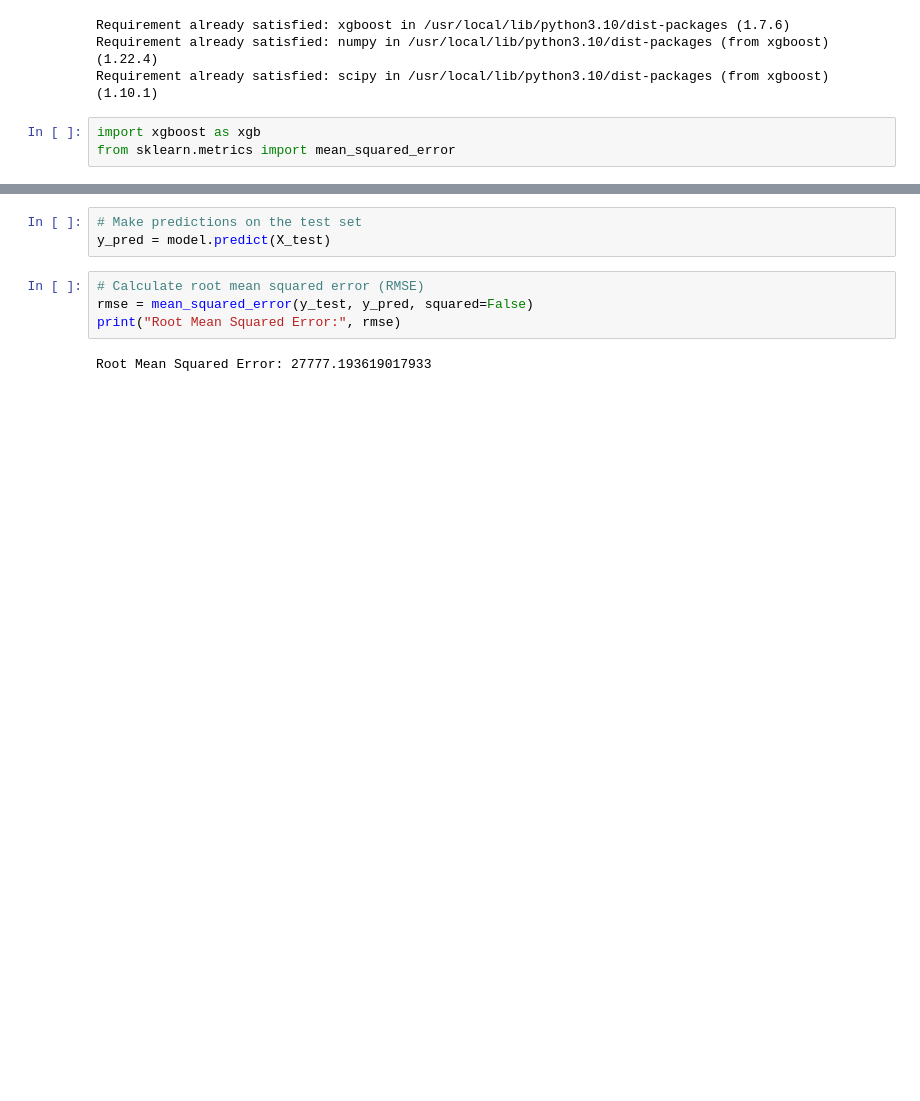
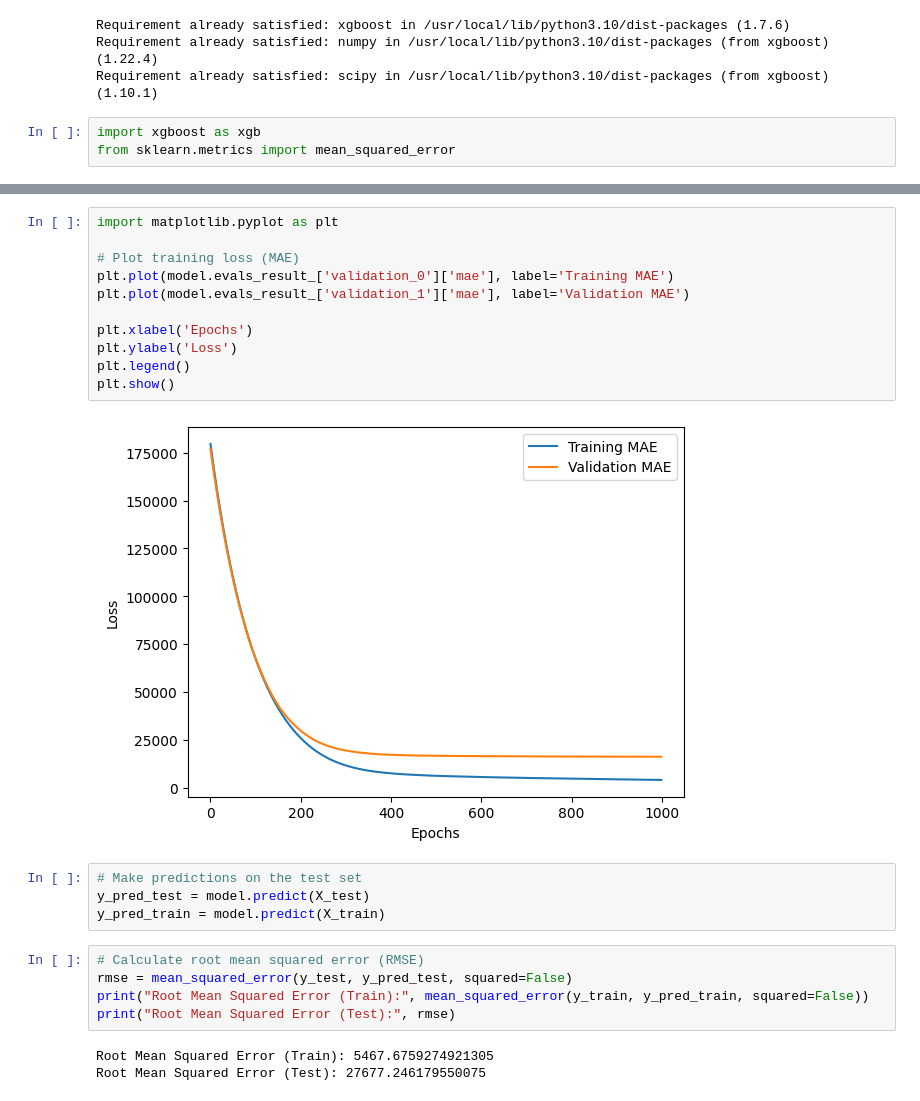
Before and after one commit to abdulhakkeempa/house-price-prediction, a Jupyter notebook: House_Price_Prediction.ipynb, the cells around one changed output, grey strips where cells are left out. Saved outputs shown, nothing was run; the diff lists cells and outputs as text; blank space fills up the shorter version.

```diff
--- a/House_Price_Prediction.ipynb
+++ b/House_Price_Prediction.ipynb
@@ -1047,12 +1067,28 @@ XGBRegressor(base_score=None, booster=None, callbacks=None,
+# %%
+import matplotlib.pyplot as plt
+
+# Plot training loss (MAE)
+plt.plot(model.evals_result_['validation_0']['mae'], label='Training MAE')
+plt.plot(model.evals_result_['validation_1']['mae'], label='Validation MAE')
+
+plt.xlabel('Epochs')
+plt.ylabel('Loss')
+plt.legend()
+plt.show()
+# %% [output]
+[figure, added]
 # %%
 # Make predictions on the test set
-y_pred = model.predict(X_test)
+y_pred_test = model.predict(X_test)
+y_pred_train = model.predict(X_train)
 # %%
 # Calculate root mean squared error (RMSE)
-rmse = mean_squared_error(y_test, y_pred, squared=False)
-print("Root Mean Squared Error:", rmse)
+rmse = mean_squared_error(y_test, y_pred_test, squared=False)
+print("Root Mean Squared Error (Train):", mean_squared_error(y_train, y_pred_train, squared=False))
+print("Root Mean Squared Error (Test):", rmse)
 # %% [output]
-Root Mean Squared Error: 27777.193619017933
+Root Mean Squared Error (Train): 5467.6759274921305
+Root Mean Squared Error (Test): 27677.246179550075
 # %%
 print('Training score: {}'.format(model.score(X_train, y_train)))
 print('Test score: {}'.format(model.score(X_test, y_test)))
```
Also changed, not shown: parts of 47 cells of this notebook.
